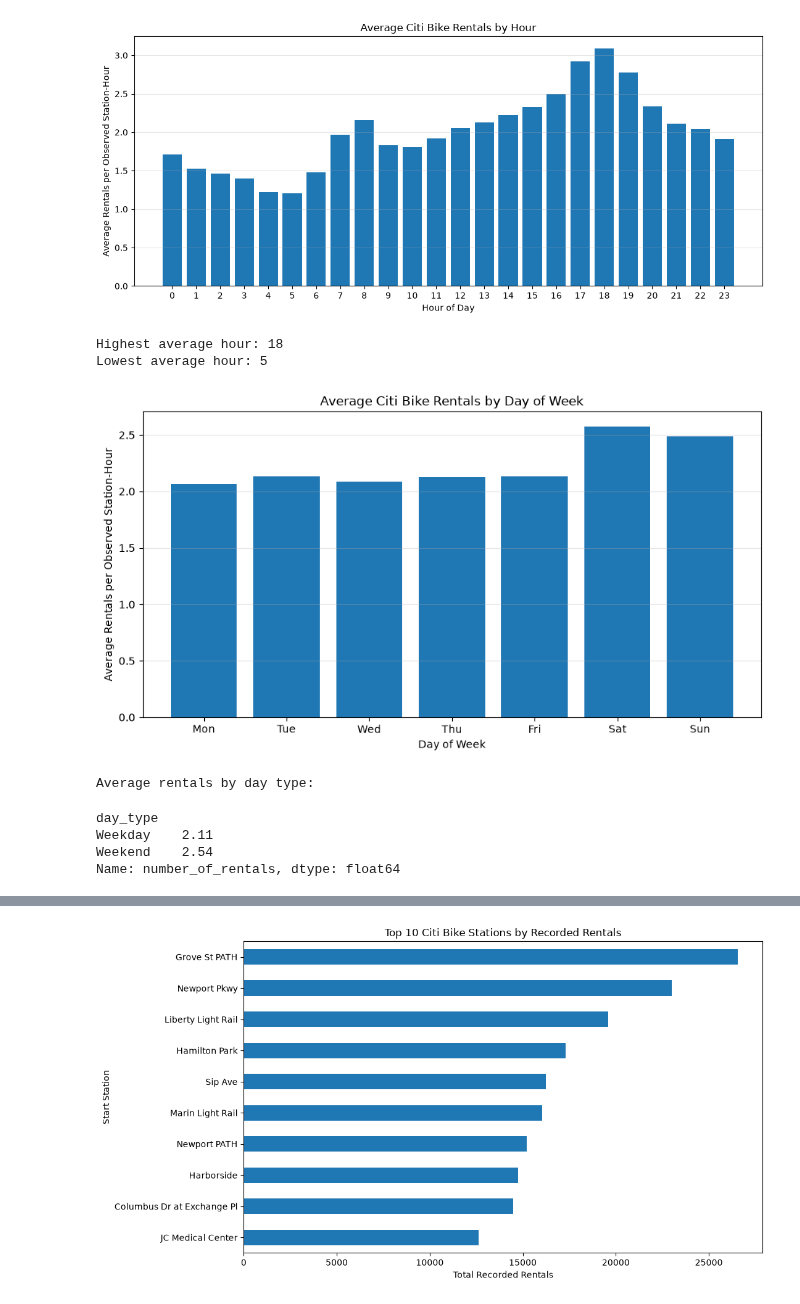
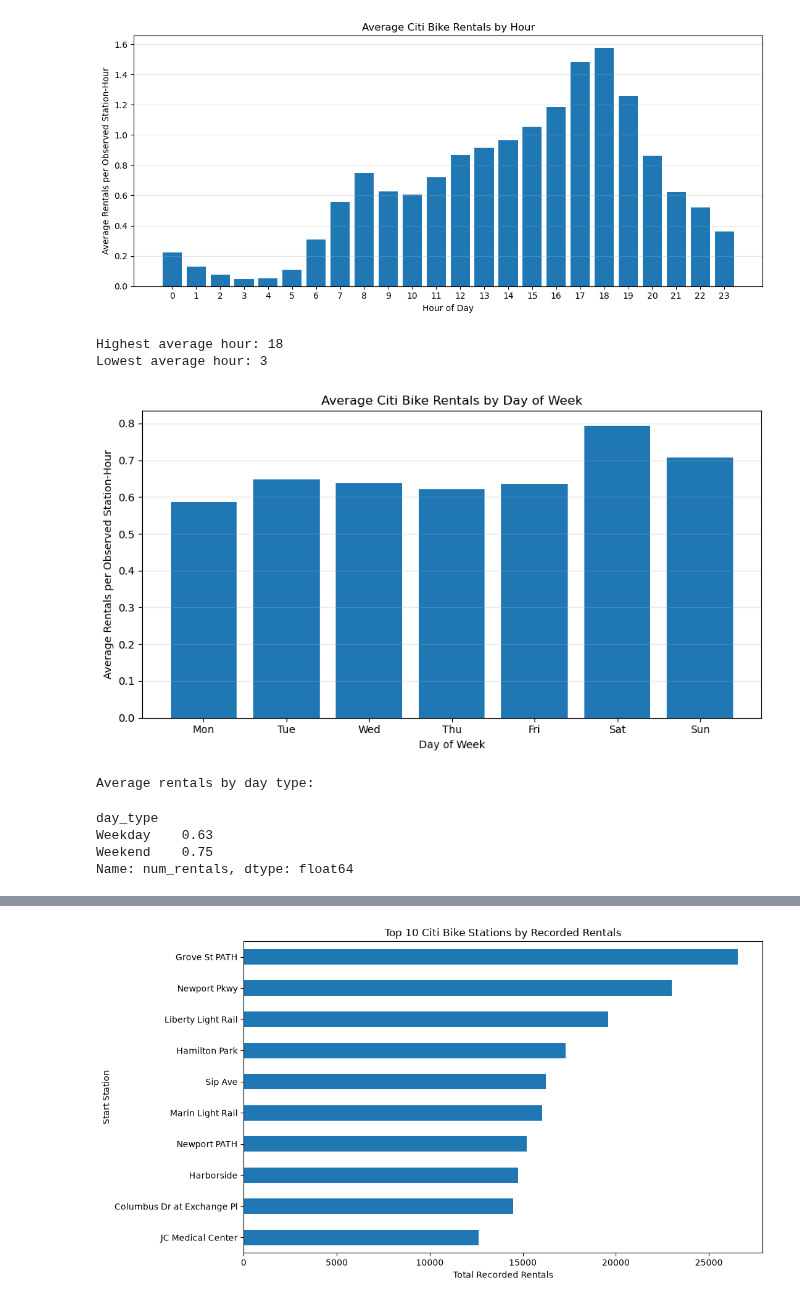
Before and after one commit to amelia-lee-smu/CS610-Applied-Machine-Learning, a Jupyter notebook: eda.ipynb, the cells around one changed output, grey strips where cells are left out. Drawn from its saved outputs; the diff is of its cells as text; code cells hidden in the pictures.

Commit message:
Fix EDA using updated rental dataset
Updated EDA column names and reran all analyses using the latest dataset, including zero-rental hours.

```diff
--- a/eda.ipynb
+++ b/eda.ipynb
@@ -1,12 +1,27 @@
 # %%
+
 import pandas as pd
 import numpy as np
 import matplotlib.pyplot as plt
 
-# Load prepared datasets
-df = pd.read_csv("data/intermediate_processing/full_features.csv")
+# Load the latest prepared datasets
+df = pd.read_csv(
+    "data/intermediate_processing/full_features.csv",
+    parse_dates=["date"]
+)
 
 rentals = pd.read_csv(
     "data/intermediate_processing/full_rental_counts.csv",
     parse_dates=["date"]
 )
+
+# Confirm we are using the updated dataset
+print("Total rows:", len(df))
+print("Total stations:", df["start station name"].nunique())
+print("Zero-rental rows:", (df["num_rentals"] == 0).sum())
+
+print("Duplicate station-hour rows:", df.duplicated(
+    ["start station name", "date", "hour_of_day"]
+).sum())
+
+print("Columns:", df.columns.tolist())
@@ -136,28 +162,28 @@ Hour outside 0-23: 0
 # %%
-hourly = df.groupby("hour_of_day")["number_of_rentals"].mean()
+hourly = df.groupby("hour_of_day")["num_rentals"].mean()
 
 plt.figure(figsize=(11, 5))
 plt.bar(hourly.index, hourly.values)
 
 plt.title("Average Citi Bike Rentals by Hour")
 plt.xlabel("Hour of Day")
 plt.ylabel("Average Rentals per Observed Station-Hour")
 plt.xticks(range(24))
 plt.grid(axis="y", alpha=0.3)
 plt.tight_layout()
 plt.show()
 
 print("Highest average hour:", hourly.idxmax())
 print("Lowest average hour:", hourly.idxmin())
 # %% [output]
-[figure, old version]
+[figure, new version]
 Highest average hour: 18
-Lowest average hour: 5
+Lowest average hour: 3
 # %%
 # Monday = 0, Sunday = 6
 day_names = ["Mon", "Tue", "Wed", "Thu", "Fri", "Sat", "Sun"]
 
-daily = df.groupby("day_of_week")["number_of_rentals"].mean()
+daily = df.groupby("day_of_week")["num_rentals"].mean()
 daily = daily.reindex(range(7))
 
 plt.figure(figsize=(9, 5))
@@ -177,16 +203,16 @@ df["day_type"] = np.where(
     "Weekday"
 )
 
-day_type_avg = df.groupby("day_type")["number_of_rentals"].mean()
+day_type_avg = df.groupby("day_type")["num_rentals"].mean()
 
 print("Average rentals by day type:")
 display(day_type_avg.round(2))
 # %% [output]
-[figure, old version]
+[figure, new version]
 Average rentals by day type:
 day_type
-Weekday    2.11
-Weekend    2.54
-Name: number_of_rentals, dtype: float64
+Weekday    0.63
+Weekend    0.75
+Name: num_rentals, dtype: float64
 # %%
 
```
Also changed, not shown: parts of 10 cells of this notebook.
